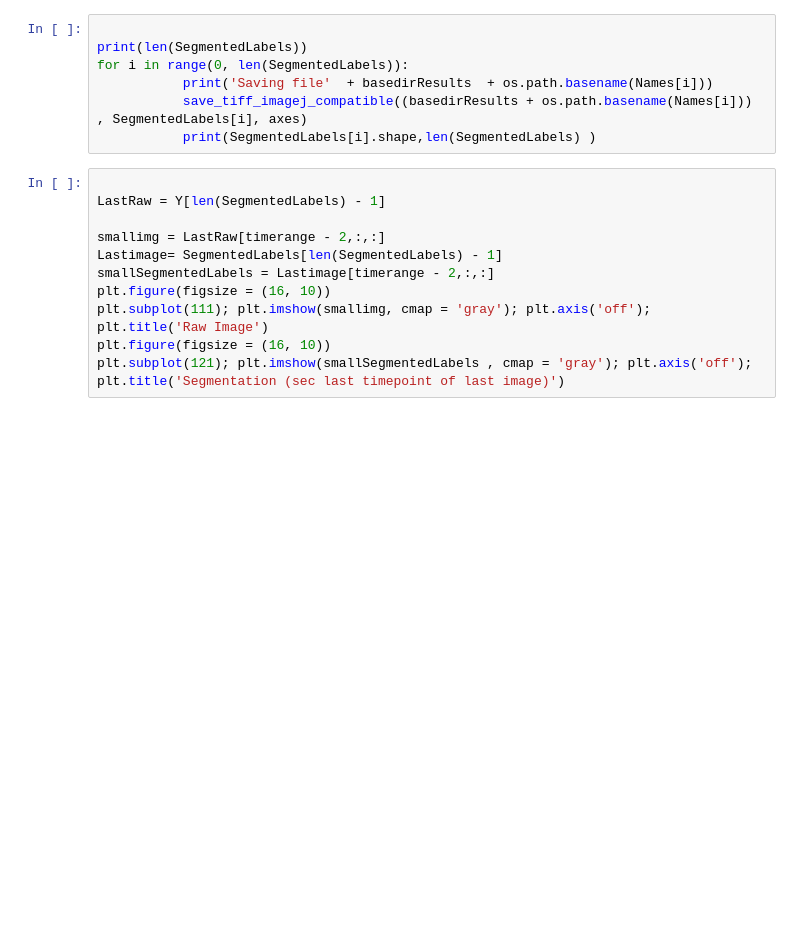
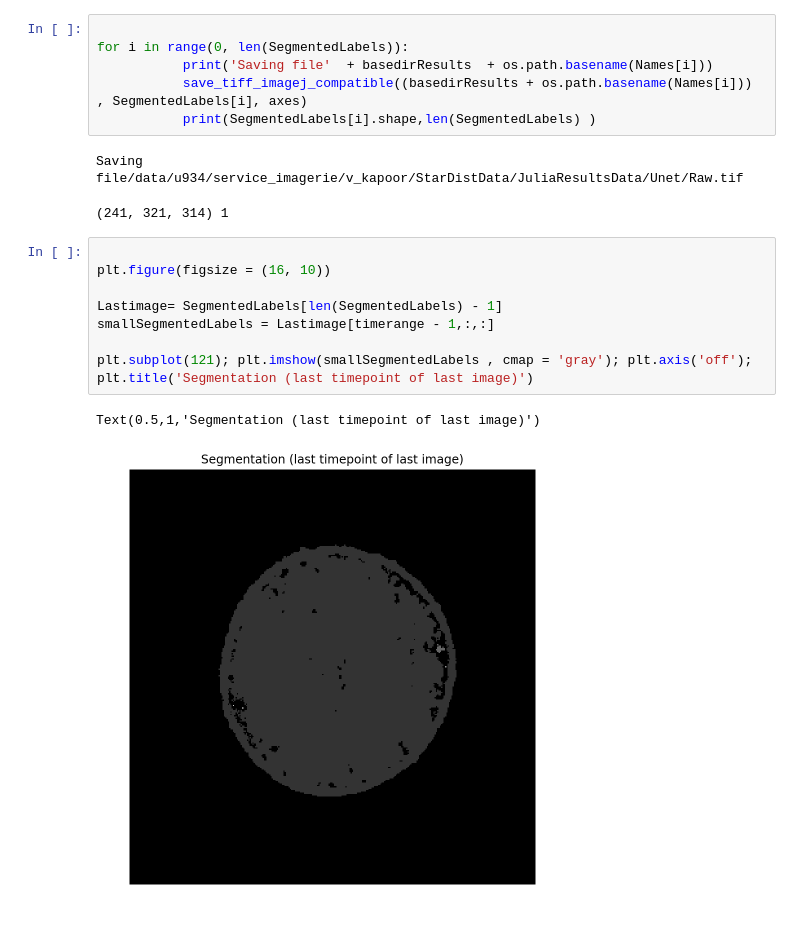
Before and after one commit to lucas-sancere/CAREforCurie, a Jupyter notebook: UNet/BatchProcessing3D.ipynb, the cells around one changed output. Drawn from its saved outputs; the diff is of its cells as text; blank space fills up the shorter version.

```diff
--- a/UNet/BatchProcessing3D.ipynb
+++ b/UNet/BatchProcessing3D.ipynb
@@ -108,18 +126,20 @@ InvalidArgumentError: ConcatOp : Dimensions of inputs should match: shape[0] = [
 # %%
 
-print(len(SegmentedLabels))
 for i in range(0, len(SegmentedLabels)):
            print('Saving file'  + basedirResults  + os.path.basename(Names[i]))
            save_tiff_imagej_compatible((basedirResults + os.path.basename(Names[i])) , SegmentedLabels[i], axes)
            print(SegmentedLabels[i].shape,len(SegmentedLabels) )
+# %% [output]
+Saving file/data/u934/service_imagerie/v_kapoor/StarDistData/JuliaResultsData/Unet/Raw.tif
+(241, 321, 314) 1
 # %%
 
-LastRaw = Y[len(SegmentedLabels) - 1]
+plt.figure(figsize = (16, 10))
 
-smallimg = LastRaw[timerange - 2,:,:]
 Lastimage= SegmentedLabels[len(SegmentedLabels) - 1]
-smallSegmentedLabels = Lastimage[timerange - 2,:,:]
-plt.figure(figsize = (16, 10))
-plt.subplot(111); plt.imshow(smallimg, cmap = 'gray'); plt.axis('off'); plt.title('Raw Image')
-plt.figure(figsize = (16, 10))
-plt.subplot(121); plt.imshow(smallSegmentedLabels , cmap = 'gray'); plt.axis('off'); plt.title('Segmentation (sec last timepoint of last image)')
+smallSegmentedLabels = Lastimage[timerange - 1,:,:]
+
+plt.subplot(121); plt.imshow(smallSegmentedLabels , cmap = 'gray'); plt.axis('off'); plt.title('Segmentation (last timepoint of last image)')
+# %% [output]
+Text(0.5,1,'Segmentation (last timepoint of last image)')
+[figure, added]
```
Also changed, not shown: parts of 7 cells of this notebook, 14 other files.
